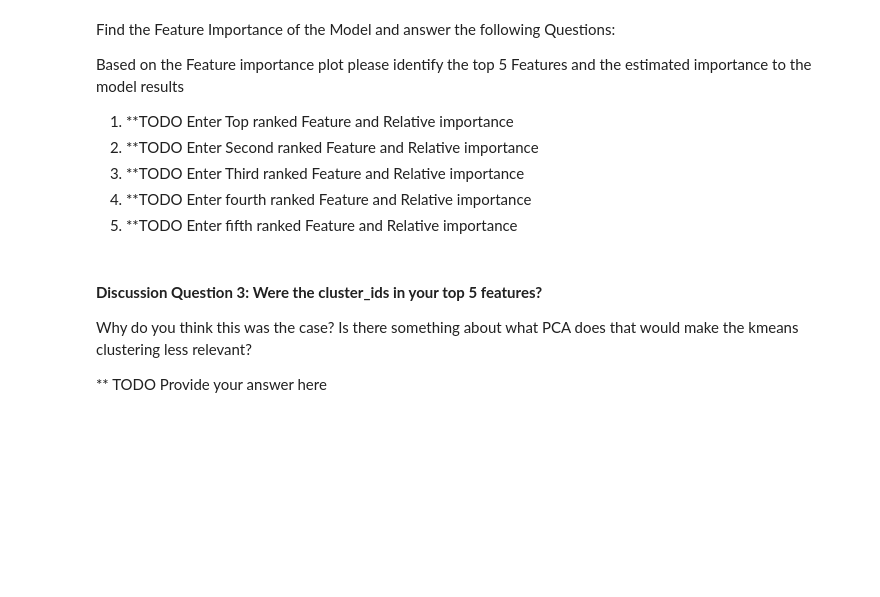
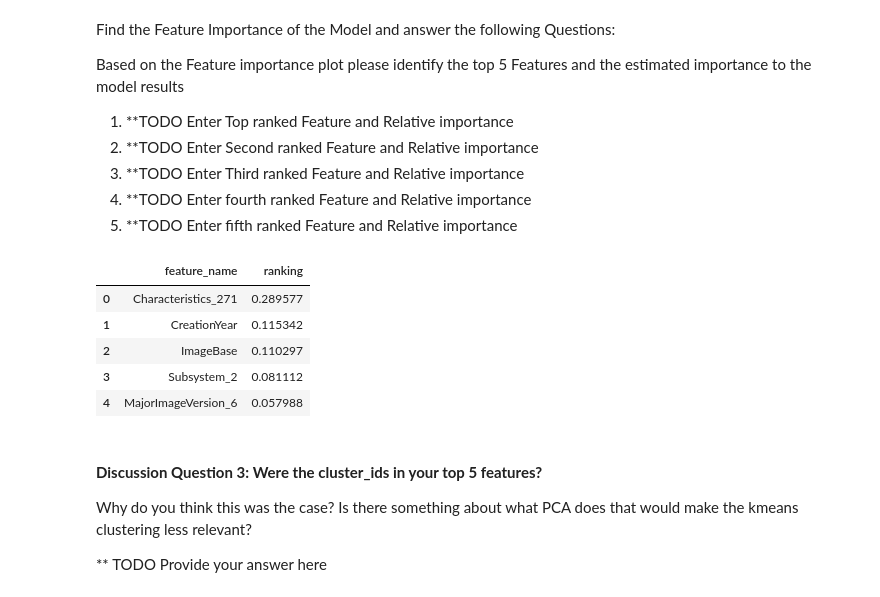
Before and after one commit to NaveenPaulBosco/BubbleSort, a Jupyter notebook: ML_on_CLAMP.ipynb, the cells around one changed output. Saved outputs shown, nothing was run; the diff lists cells and outputs as text; code cells hidden in the pictures; blank space fills up the shorter version.

```diff
--- a/ML_on_CLAMP.ipynb
+++ b/ML_on_CLAMP.ipynb
@@ -1126,22 +1170,29 @@ Based on the Feature importance plot please identify the top 5 Features and the
 5. **TODO Enter fifth ranked Feature and Relative importance
 # %%
 gradient_pca_importance_df = pd.DataFrame({
-    "feature_name" : gradient_pca.feature_names_in_,
-    "ranking" : gradient_pca.feature_importances_}).sort_values(["ranking"], ascending=[False]).reset_index(drop=True)
+    "feature_name" : gradient_kmeans.feature_names_in_,
+    "ranking" : gradient_kmeans.feature_importances_}).sort_values(["ranking"], ascending=[False]).reset_index(drop=True)
 
-
+display(gradient_pca_importance_df.head(5))
 
 
 gradient_pca_top_feature_name = gradient_pca_importance_df["feature_name"][0]
 gradient_pca_top_feature_relative_importance = gradient_pca_importance_df["ranking"][0]
 gradient_pca_second_feature_name = gradient_pca_importance_df["feature_name"][1]
 gradient_pca_second_feature_relative_importance = gradient_pca_importance_df["ranking"][1]
 gradient_pca_third_feature_name = gradient_pca_importance_df["feature_name"][2]
 gradient_pca_third_feature_relative_importance = gradient_pca_importance_df["ranking"][2]
 gradient_pca_fourth_feature_name = gradient_pca_importance_df["feature_name"][3]
 gradient_pca_fourth_feature_relative_importance = gradient_pca_importance_df["ranking"][3]
 gradient_pca_fifth_feature_name = gradient_pca_importance_df["feature_name"][4]
 gradient_pca_fifth_feature_relative_importance = gradient_pca_importance_df["ranking"][4]
+# %% [output]
+|  | feature_name | ranking |
+| 0 | Characteristics_271 | 0.289577 |
+| 1 | CreationYear | 0.115342 |
+| 2 | ImageBase | 0.110297 |
+| 3 | Subsystem_2 | 0.081112 |
+| 4 | MajorImageVersion_6 | 0.057988 |
 # %% [markdown]
 #### **Discussion Question 3: Were the cluster_ids in your top 5 features?**
 Why do you think this was the case? Is there something about what PCA does that would make the kmeans clustering less relevant?
```
Also changed, not shown: parts of 10 cells of this notebook.
